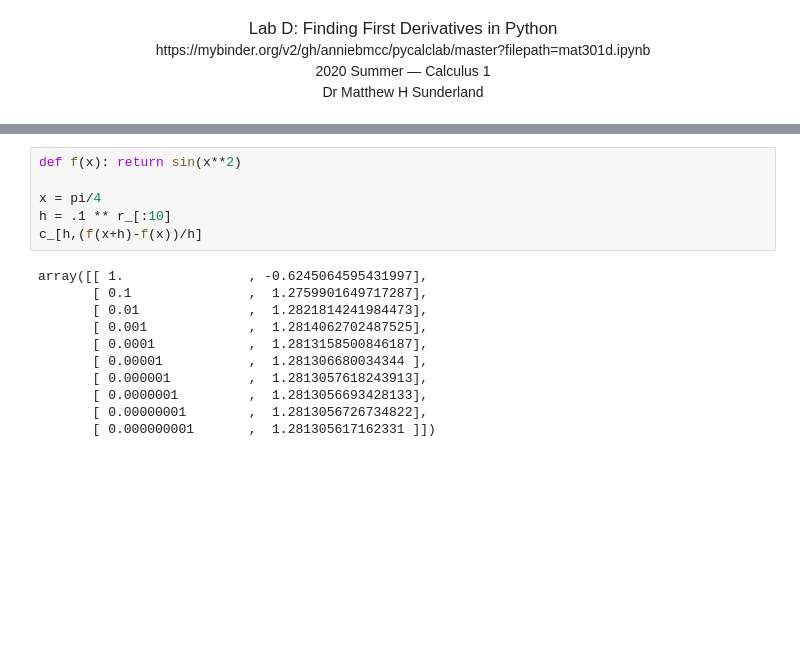
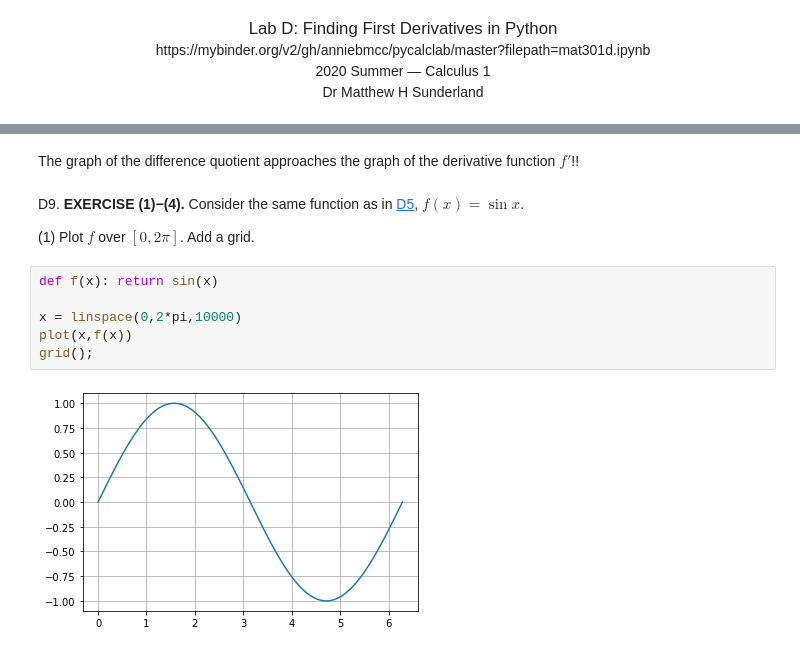
Before and after one commit to AnnieBMCC/pycalclab, a Jupyter notebook: mat301d-soln.ipynb, the cells around one changed output, grey strips where cells are left out. Cells and saved outputs as stored; diff of their text form; blank space fills up the shorter version.

```diff
--- a/mat301d-soln.ipynb
+++ b/mat301d-soln.ipynb
@@ -16,17 +240,14 @@ Populating the interactive namespace from numpy and matplotlib
+# %% [markdown]
+The graph of the difference quotient approaches the graph of the derivative function $f'$!!
+# %% [markdown]
+D9. **EXERCISE (1)−(4).** Consider the same function as in [D5](#D5), $f(x)=\sin x$.
+
+(1) Plot $f$ over $[0,2\pi]$. Add a grid.
 # %%
-def f(x): return sin(x**2)
+def f(x): return sin(x)
 
-x = pi/4
-h = .1 ** r_[:10]
-c_[h,(f(x+h)-f(x))/h]
+x = linspace(0,2*pi,10000)
+plot(x,f(x))
+grid();
 # %% [output]
-array([[ 1.                , -0.6245064595431997],
-       [ 0.1               ,  1.2759901649717287],
-       [ 0.01              ,  1.2821814241984473],
-       [ 0.001             ,  1.2814062702487525],
-       [ 0.0001            ,  1.2813158500846187],
-       [ 0.00001           ,  1.281306680034344 ],
-       [ 0.000001          ,  1.2813057618243913],
-       [ 0.0000001         ,  1.2813056693428133],
-       [ 0.00000001        ,  1.2813056726734822],
-       [ 0.000000001       ,  1.281305617162331 ]])
+[figure, added]
```
Also changed, not shown: parts of 31 cells of this notebook.
